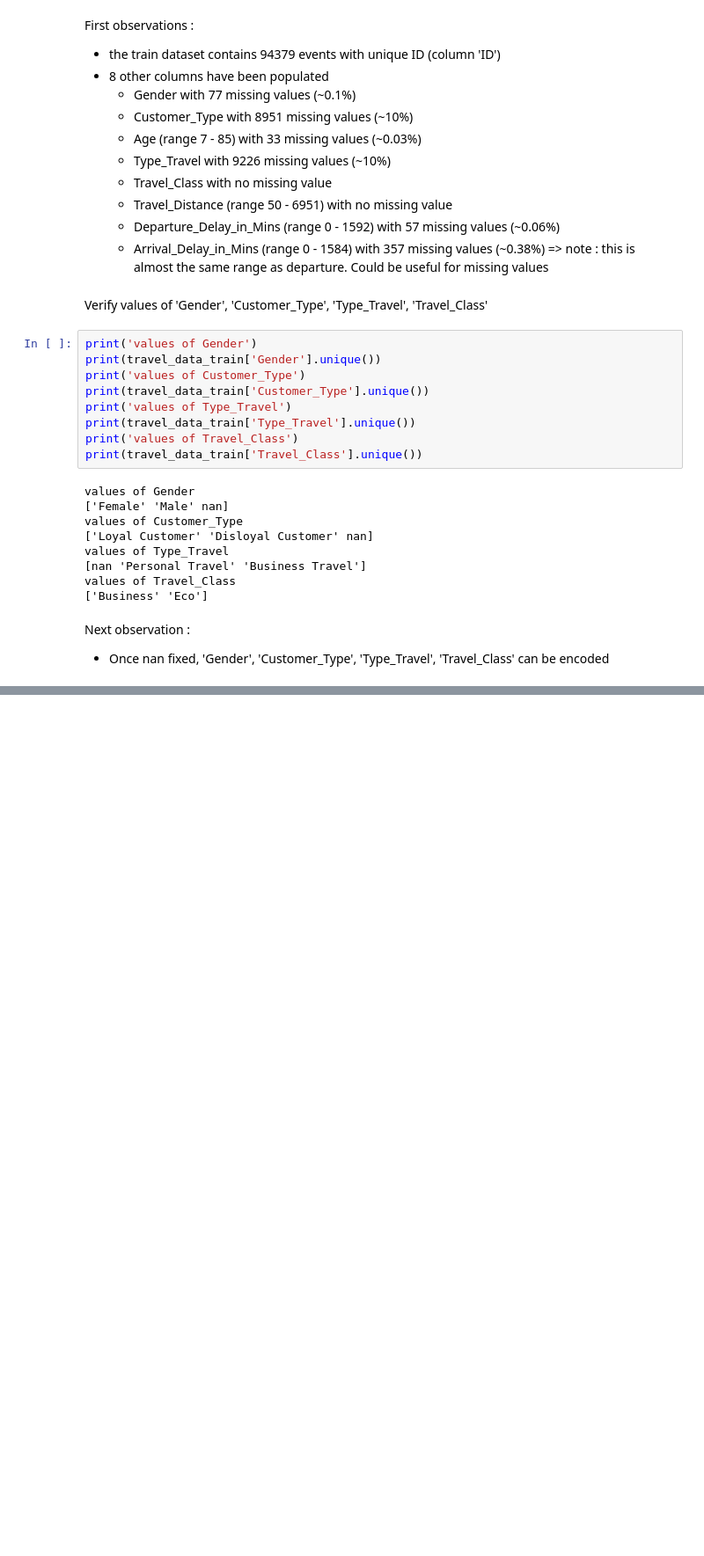
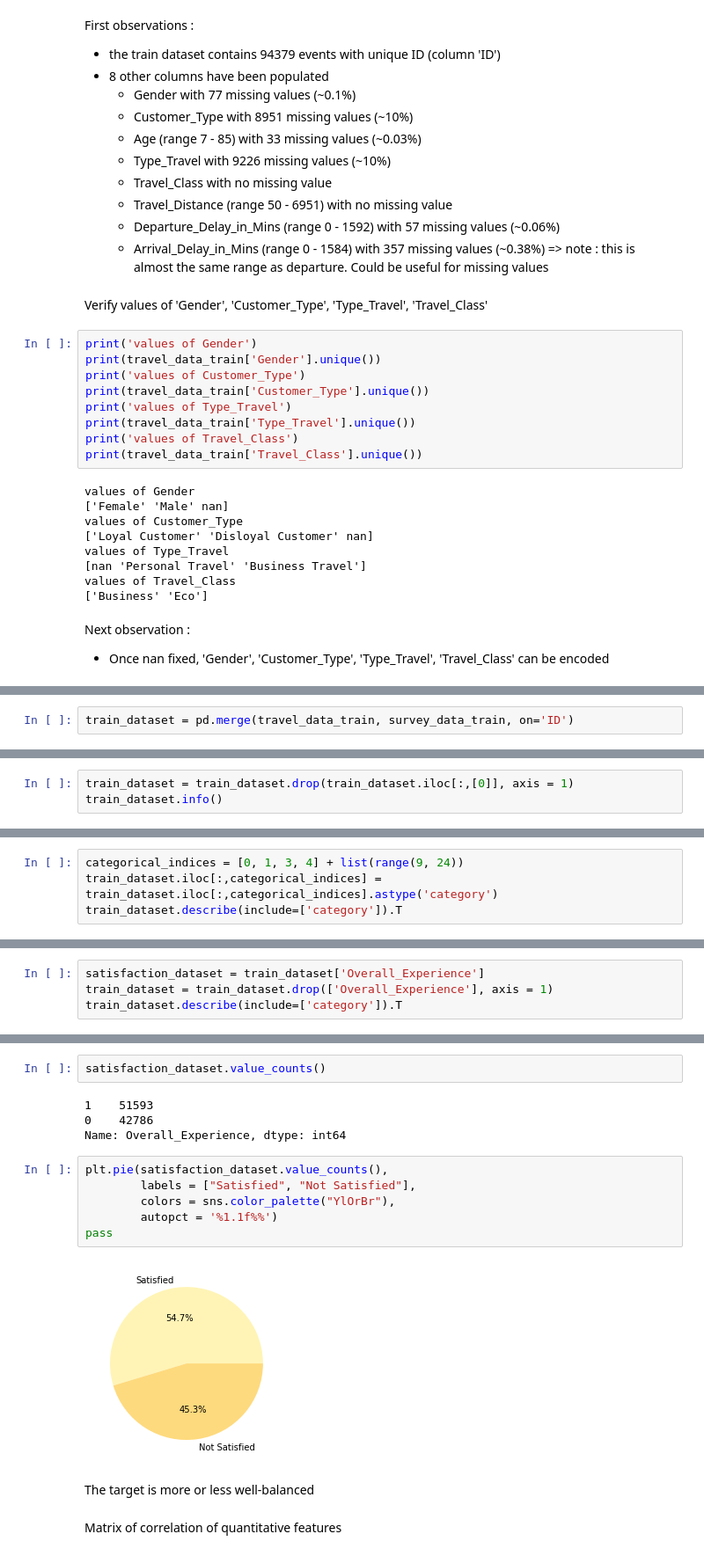
Before and after one commit to jacqueslethuaut/hackathon-shikansen, a Jupyter notebook: SoloTraveller01.ipynb, the cells around one changed output, grey strips where cells are left out. Shown at 88% size. Cells and saved outputs as stored; diff of their text form; blank space fills up the shorter version.

```diff
--- a/SoloTraveller01.ipynb
+++ b/SoloTraveller01.ipynb
@@ -160,0 +275,2 @@ Next observation :
+# %%
+train_dataset = pd.merge(travel_data_train, survey_data_train, on='ID')
@@ -160,0 +301,3 @@ Next observation :
+# %%
+train_dataset = train_dataset.drop(train_dataset.iloc[:,[0]], axis = 1)
+train_dataset.info()
@@ -160,0 +324,4 @@ Next observation :
+# %%
+categorical_indices = [0, 1, 3, 4] + list(range(9, 24))
+train_dataset.iloc[:,categorical_indices] = train_dataset.iloc[:,categorical_indices].astype('category')
+train_dataset.describe(include=['category']).T
@@ -160,0 +348,4 @@ Next observation :
+# %%
+satisfaction_dataset = train_dataset['Overall_Experience']
+train_dataset = train_dataset.drop(['Overall_Experience'], axis = 1)
+train_dataset.describe(include=['category']).T
@@ -160,0 +370,18 @@ Next observation :
+# %%
+satisfaction_dataset.value_counts()
+# %% [output]
+1    51593
+0    42786
+Name: Overall_Experience, dtype: int64
+# %%
+plt.pie(satisfaction_dataset.value_counts(),
+        labels = ["Satisfied", "Not Satisfied"],
+        colors = sns.color_palette("YlOrBr"),
+        autopct = '%1.1f%%')
+pass
+# %% [output]
+[figure, added]
+# %% [markdown]
+The target is more or less well-balanced
+# %% [markdown]
+Matrix of correlation of quantitative features
```
Also changed, not shown: parts of 45 cells of this notebook.
